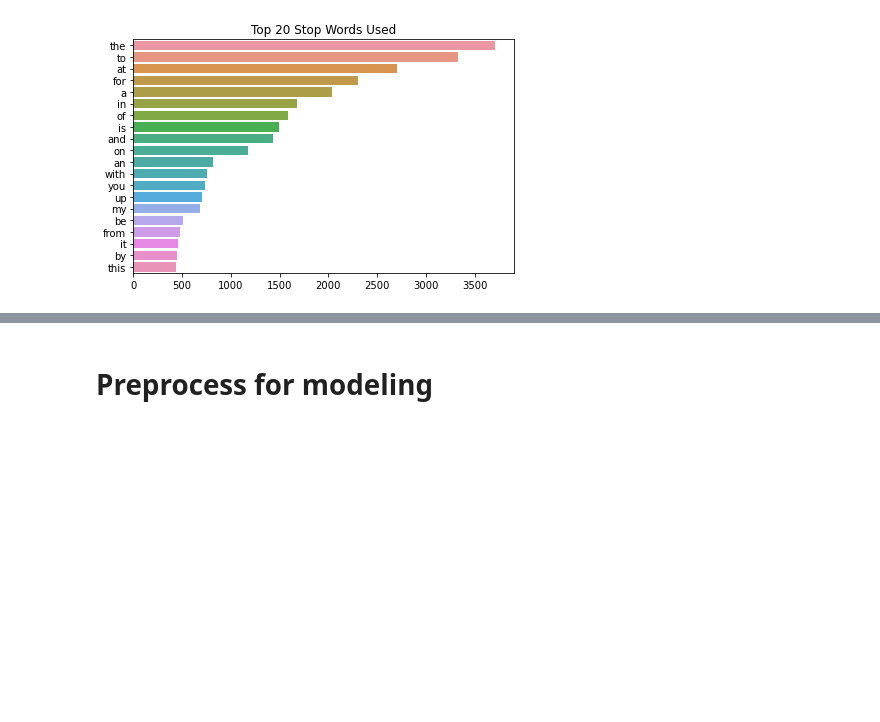
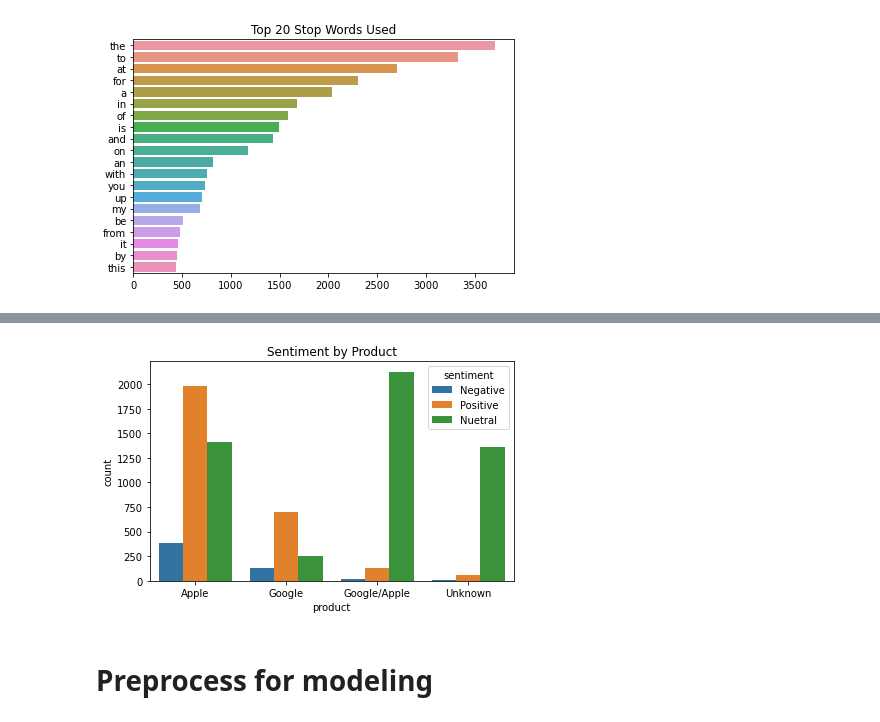
Before and after one commit to ryanreilly/phase_4_project, a Jupyter notebook: final_notebook.ipynb, the cells around one changed output, grey strips where cells are left out. Cells and saved outputs as stored; diff of their text form; code cells hidden in the pictures; blank space fills up the shorter version.

```diff
--- a/final_notebook.ipynb
+++ b/final_notebook.ipynb
@@ -264,3 +350,15 @@ plt.tight_layout()
+# %%
+fig, ax = plt.subplots()
+
+#Create the plot
+ax = sns.countplot(x="product", hue="sentiment", data=df)
+
+ax.set_title("Sentiment by Product")
+
+plt.tight_layout()
+#fig.savefig('images/product.png');
+# %% [output]
+[figure, added]
 # %% [markdown]
 # Preprocess for modeling
 # %%
```
Also changed, not shown: parts of 16 cells of this notebook.
